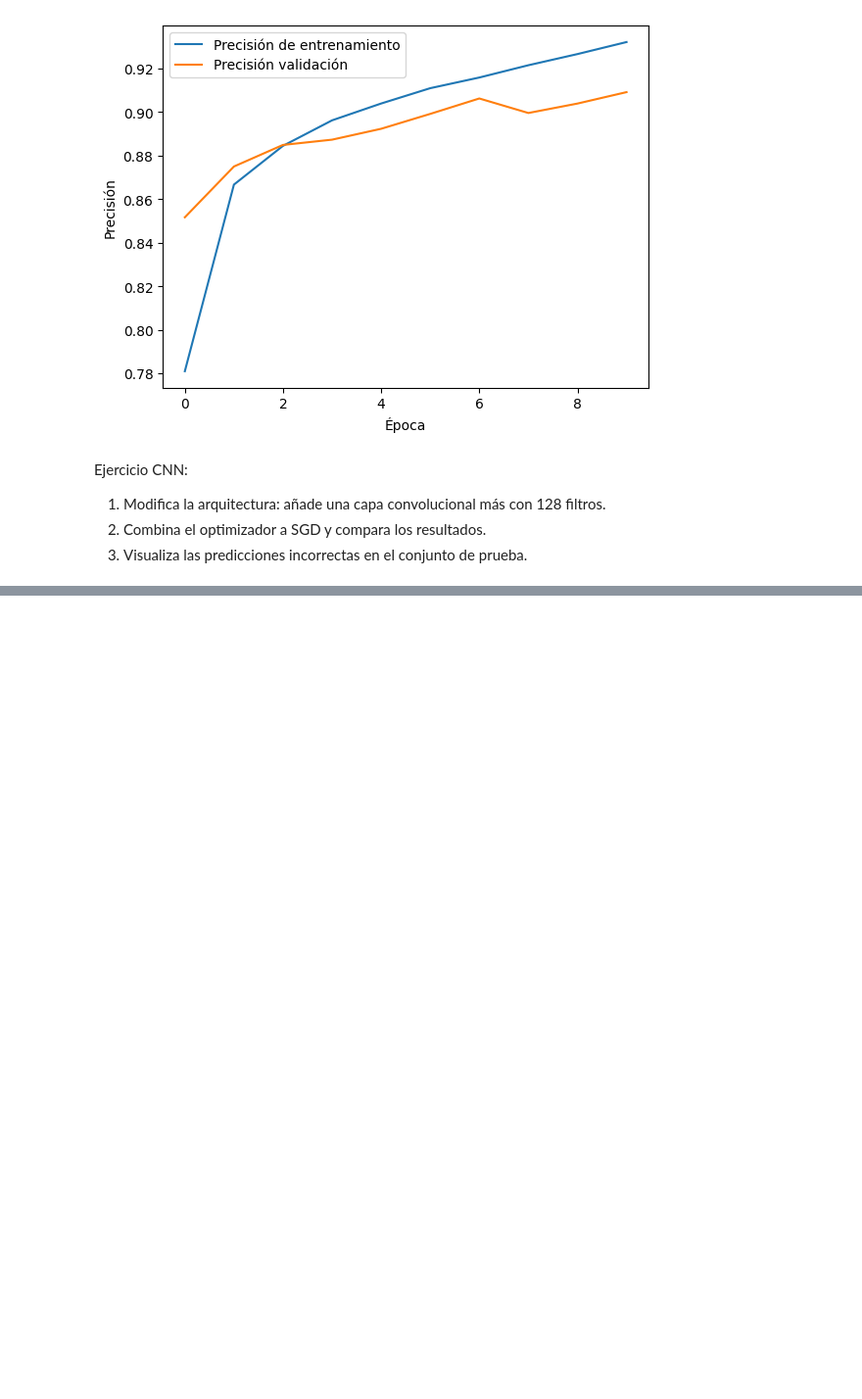
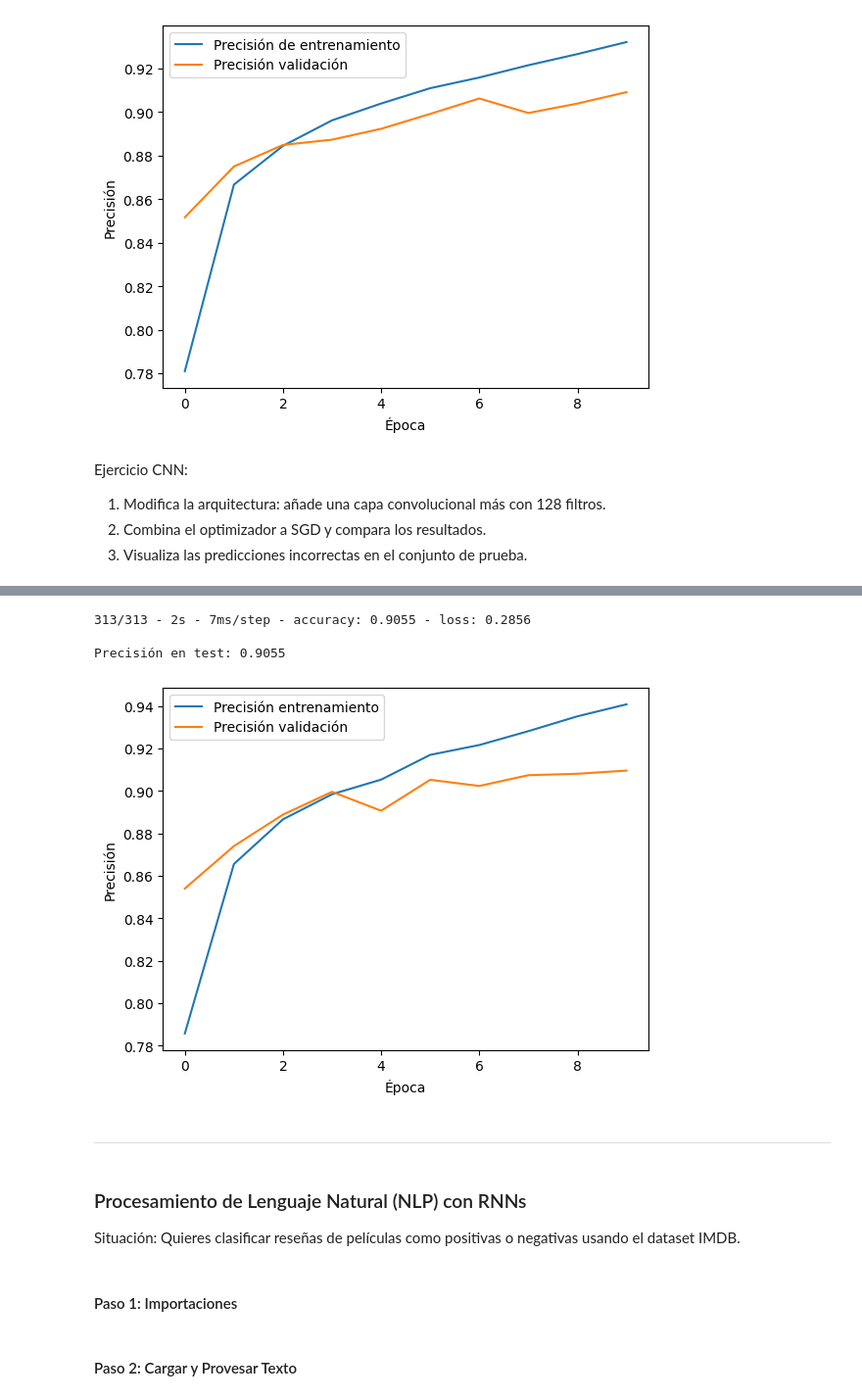
Before and after one commit to rodrigoalegre210/IA, a Jupyter notebook: IA-7.ipynb, the cells around one changed output, grey strips where cells are left out. Shown at 98% size. Drawn from its saved outputs; the diff is of its cells as text; code cells hidden in the pictures; blank space fills up the shorter version.

```diff
--- a/IA-7.ipynb
+++ b/IA-7.ipynb
@@ -177,0 +209,24 @@ Ejercicio CNN:
+# %%
+x_train = x_train / 255.0
+x_test = x_test / 255.0
+
+x_train = x_train.reshape((60000, 28, 28, 1))
+x_test = x_test.reshape((10000, 28, 28, 1))
+
+y_train = tf.keras.utils.to_categorical(y_train, 10)
+y_test = tf.keras.utils.to_categorical(y_test, 10)
+# %%
+modelo = models.Sequential([
+
+    layers.Conv2D(32, (3, 3), activation = 'relu', input_shape = (28, 28, 1)),
+    layers.MaxPooling2D((2, 2)),
+
+    layers.Conv2D(64, (3, 3), activation = 'relu'),
+    layers.MaxPooling2D((2, 2)),
+
+    layers.Conv2D(128, (3, 3), activation = 'relu'),
+    layers.Flatten(),
+
+    layers.Dense(64, activation = 'relu'),
+    layers.Dense(10, activation = 'softmax')
+])
@@ -177,0 +259,9 @@ Ejercicio CNN:
+# %%
+modelo.compile(optimizer = 'adam',
+               loss = 'categorical_crossentropy',
+               metrics = ['accuracy'])
+
+history = modelo.fit(x_train, y_train,
+                     epochs = 10,
+                     batch_size = 64,
+                     validation_split = 0.2)
@@ -177,0 +289,25 @@ Ejercicio CNN:
+# %%
+test_loss, test_acc = modelo.evaluate(x_test, y_test, verbose = 2)
+print(f"\nPrecisión en test: {test_acc:.4f}")
+# %% [output]
+313/313 - 2s - 7ms/step - accuracy: 0.9055 - loss: 0.2856
+
+Precisión en test: 0.9055
+# %%
+plt.plot(history.history['accuracy'], label = 'Precisión entrenamiento')
+plt.plot(history.history['val_accuracy'], label = 'Precisión validación')
+plt.xlabel('Época')
+plt.ylabel('Precisión')
+plt.legend()
+
+plt.show()
+# %% [output]
+[figure, added]
+# %% [markdown]
+---
+# %% [markdown]
+### Procesamiento de Lenguaje Natural (NLP) con RNNs
+
+Situación: Quieres clasificar reseñas de películas como positivas o negativas usando el dataset IMDB.
+# %% [markdown]
+#### Paso 1: Importaciones
@@ -177,0 +321,2 @@ Ejercicio CNN:
+# %% [markdown]
+#### Paso 2: Cargar y Provesar Texto
```
Also changed, not shown: parts of 18 cells of this notebook.
